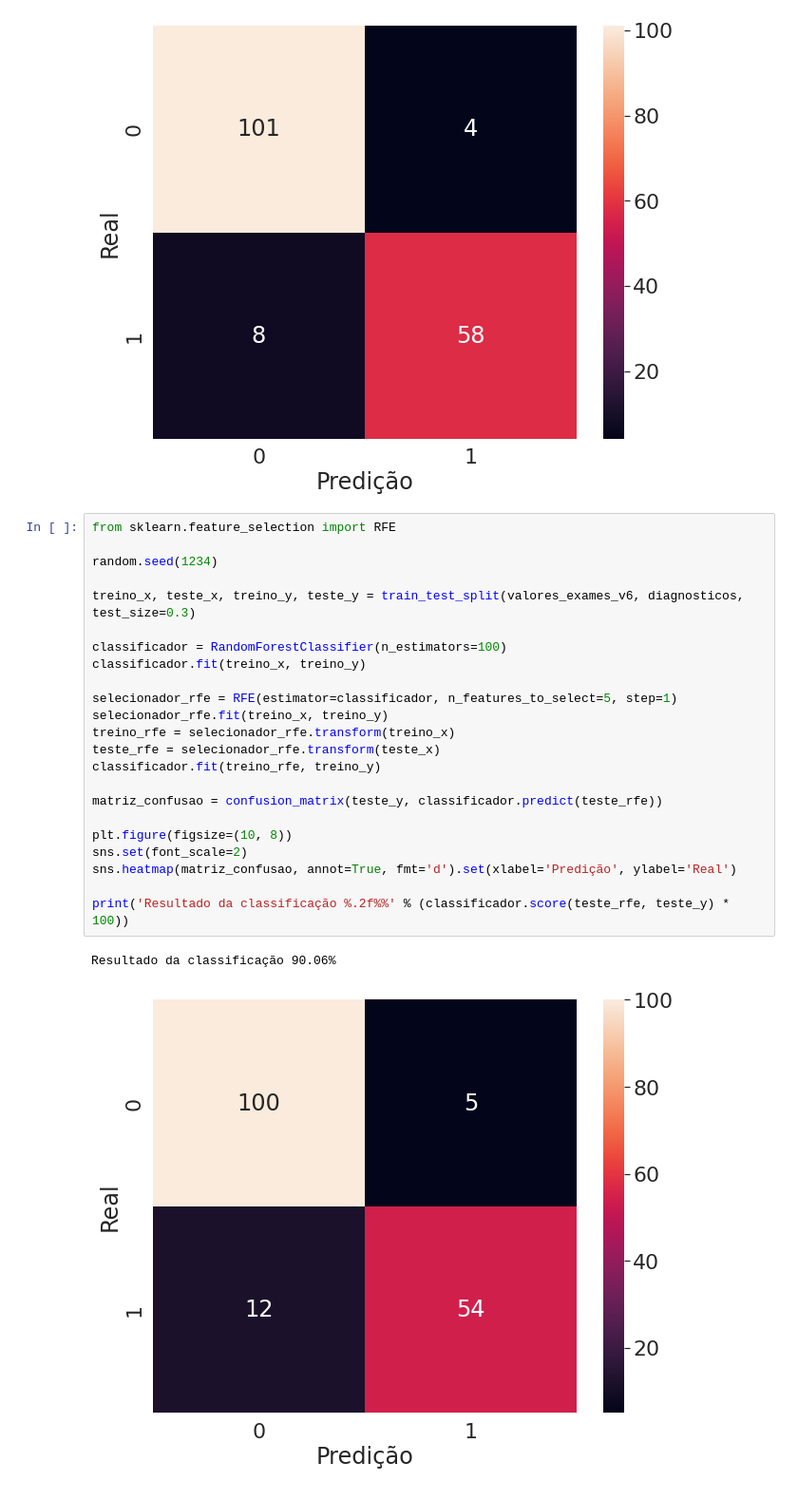
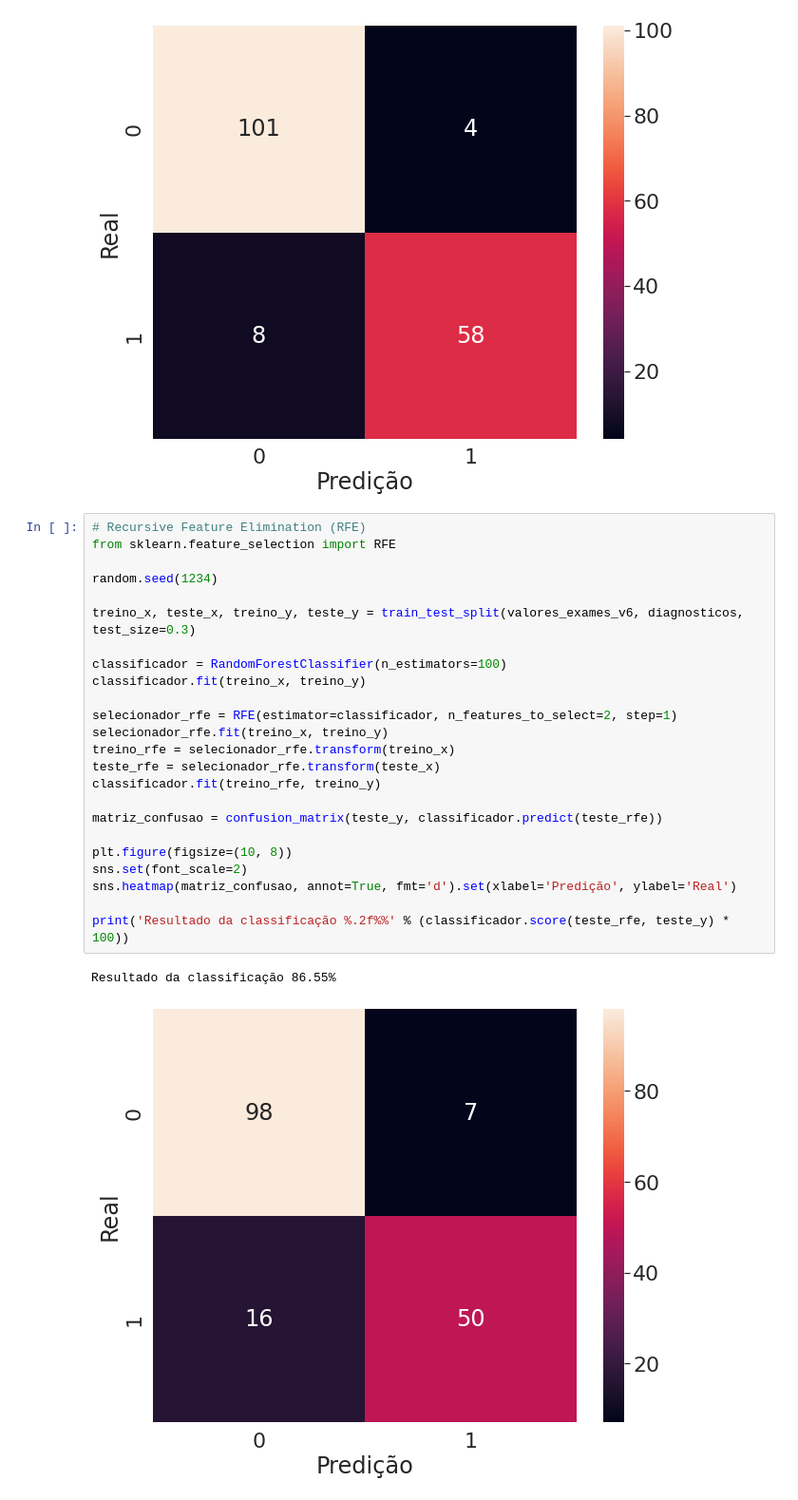
Before and after one commit to kevinpinhoiamin/python-scikit-learn4, a Jupyter notebook: Alura_care.ipynb, the cells around one changed output. Shown at 95% size. Saved outputs shown, nothing was run; the diff lists cells and outputs as text.

```diff
--- a/Alura_care.ipynb
+++ b/Alura_care.ipynb
@@ -338,28 +338,29 @@ sns.heatmap(matriz_confusao, annot=True, fmt='d').set(xlabel='Predição', ylabe
 [Text(0.5, 38.5, 'Predição'), Text(56.5, 0.5, 'Real')]
 [figure]
 # %%
+# Recursive Feature Elimination (RFE)
 from sklearn.feature_selection import RFE
 
 random.seed(1234)
 
 treino_x, teste_x, treino_y, teste_y = train_test_split(valores_exames_v6, diagnosticos, test_size=0.3)
 
 classificador = RandomForestClassifier(n_estimators=100)
 classificador.fit(treino_x, treino_y)
 
-selecionador_rfe = RFE(estimator=classificador, n_features_to_select=5, step=1)
+selecionador_rfe = RFE(estimator=classificador, n_features_to_select=2, step=1)
 selecionador_rfe.fit(treino_x, treino_y)
 treino_rfe = selecionador_rfe.transform(treino_x)
 teste_rfe = selecionador_rfe.transform(teste_x)
 classificador.fit(treino_rfe, treino_y)
 
 matriz_confusao = confusion_matrix(teste_y, classificador.predict(teste_rfe))
 
 plt.figure(figsize=(10, 8))
 sns.set(font_scale=2)
 sns.heatmap(matriz_confusao, annot=True, fmt='d').set(xlabel='Predição', ylabel='Real')
 
 print('Resultado da classificação %.2f%%' % (classificador.score(teste_rfe, teste_y) * 100))
 # %% [output]
-Resultado da classificação 90.06%
+Resultado da classificação 86.55%
-[figure, old version]
+[figure, new version]
```
Also changed, not shown: parts of 9 cells of this notebook.
